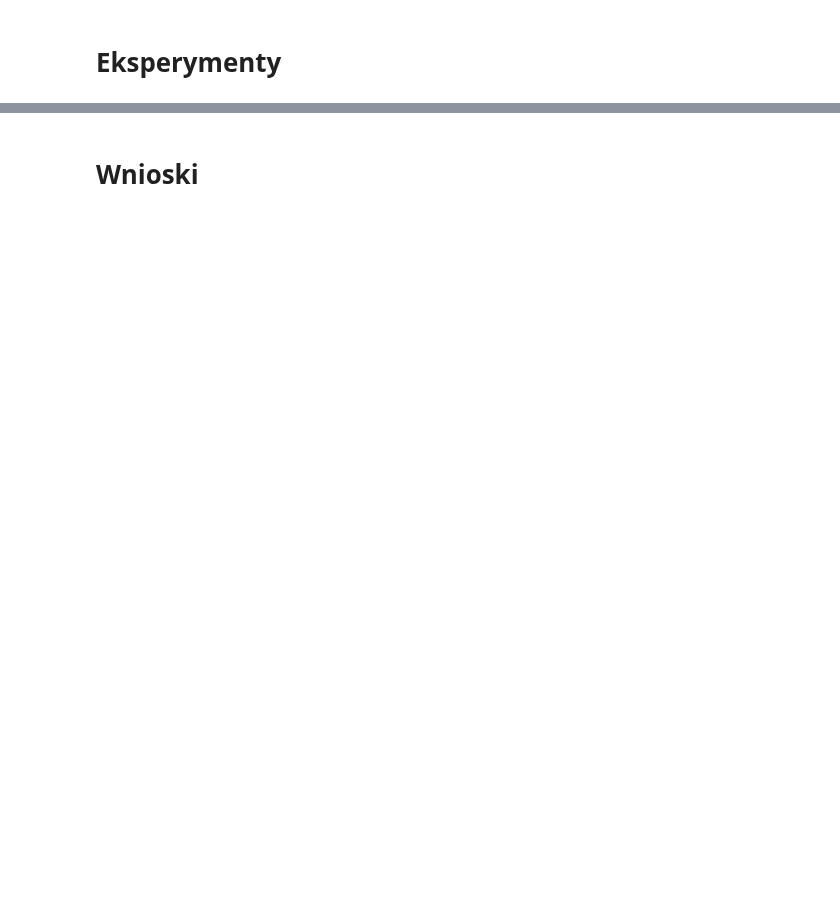
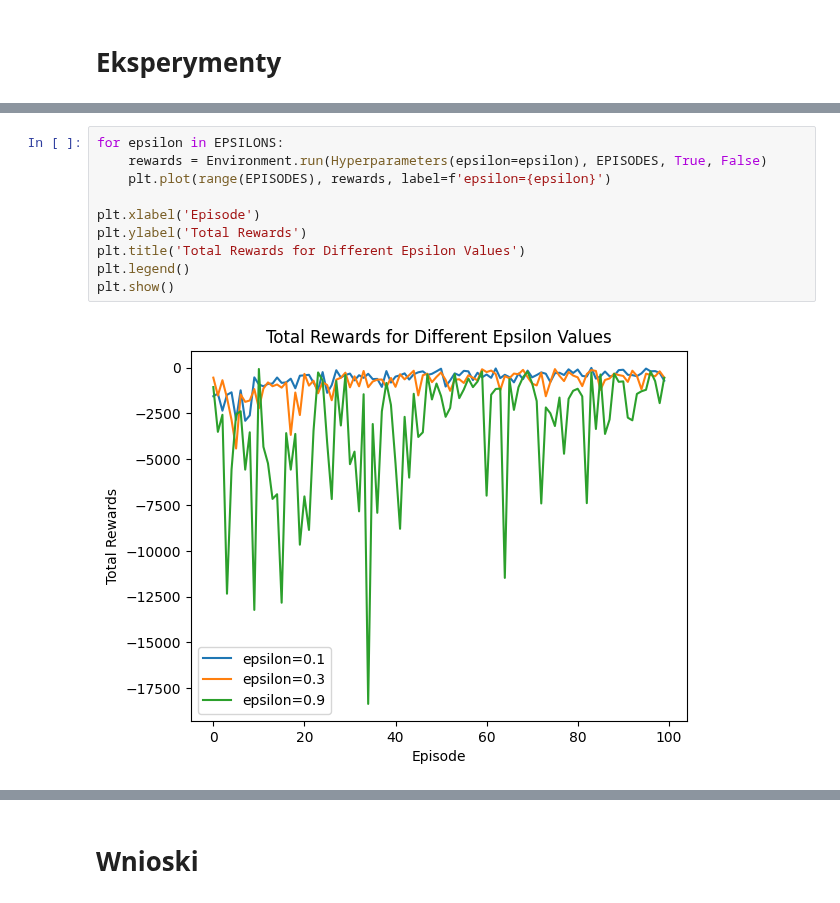
Before and after one commit to Kerciu/WSI_24Z, a Jupyter notebook: q-learning/q-learning.ipynb, the cells around one changed output, grey strips where cells are left out. Saved outputs shown, nothing was run; the diff lists cells and outputs as text; blank space fills up the shorter version.

```diff
--- a/q-learning/q-learning.ipynb
+++ b/q-learning/q-learning.ipynb
@@ -155,0 +198,12 @@ class Environtment:
+# %%
+for epsilon in EPSILONS:
+    rewards = Environment.run(Hyperparameters(epsilon=epsilon), EPISODES, True, False)
+    plt.plot(range(EPISODES), rewards, label=f'epsilon={epsilon}')
+
+plt.xlabel('Episode')
+plt.ylabel('Total Rewards')
+plt.title('Total Rewards for Different Epsilon Values')
+plt.legend()
+plt.show()
+# %% [output]
+[figure, added]
```
Also changed, not shown: parts of 7 cells of this notebook.
